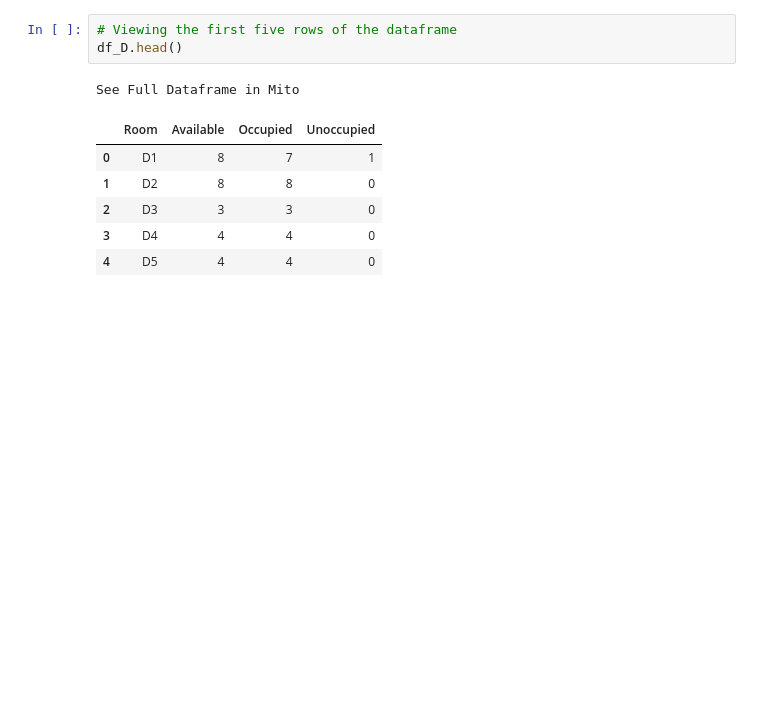
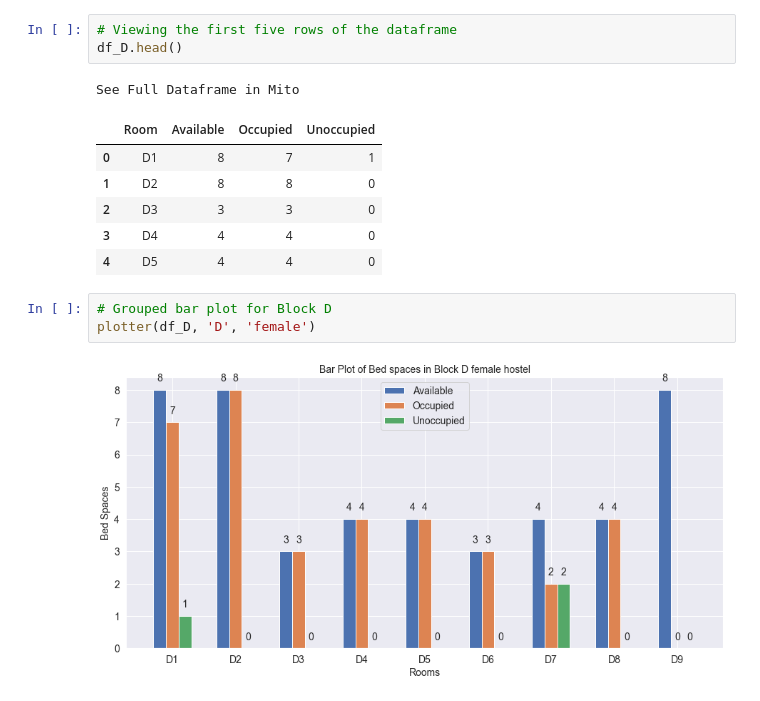
Before and after one commit to Melchizedeke/Data-Visualization-01, a Jupyter notebook: codes.ipynb, the cells around one changed output. Saved outputs shown, nothing was run; the diff lists cells and outputs as text; blank space fills up the shorter version.

Commit message:
New plot

```diff
--- a/codes.ipynb
+++ b/codes.ipynb
@@ -224,3 +224,8 @@ See Full Dataframe in Mito
 | 2 | D3 | 3 | 3 | 0 |
 | 3 | D4 | 4 | 4 | 0 |
 | 4 | D5 | 4 | 4 | 0 |
+# %%
+# Grouped bar plot for Block D
+plotter(df_D, 'D', 'female')
+# %% [output]
+[figure, added]
```
